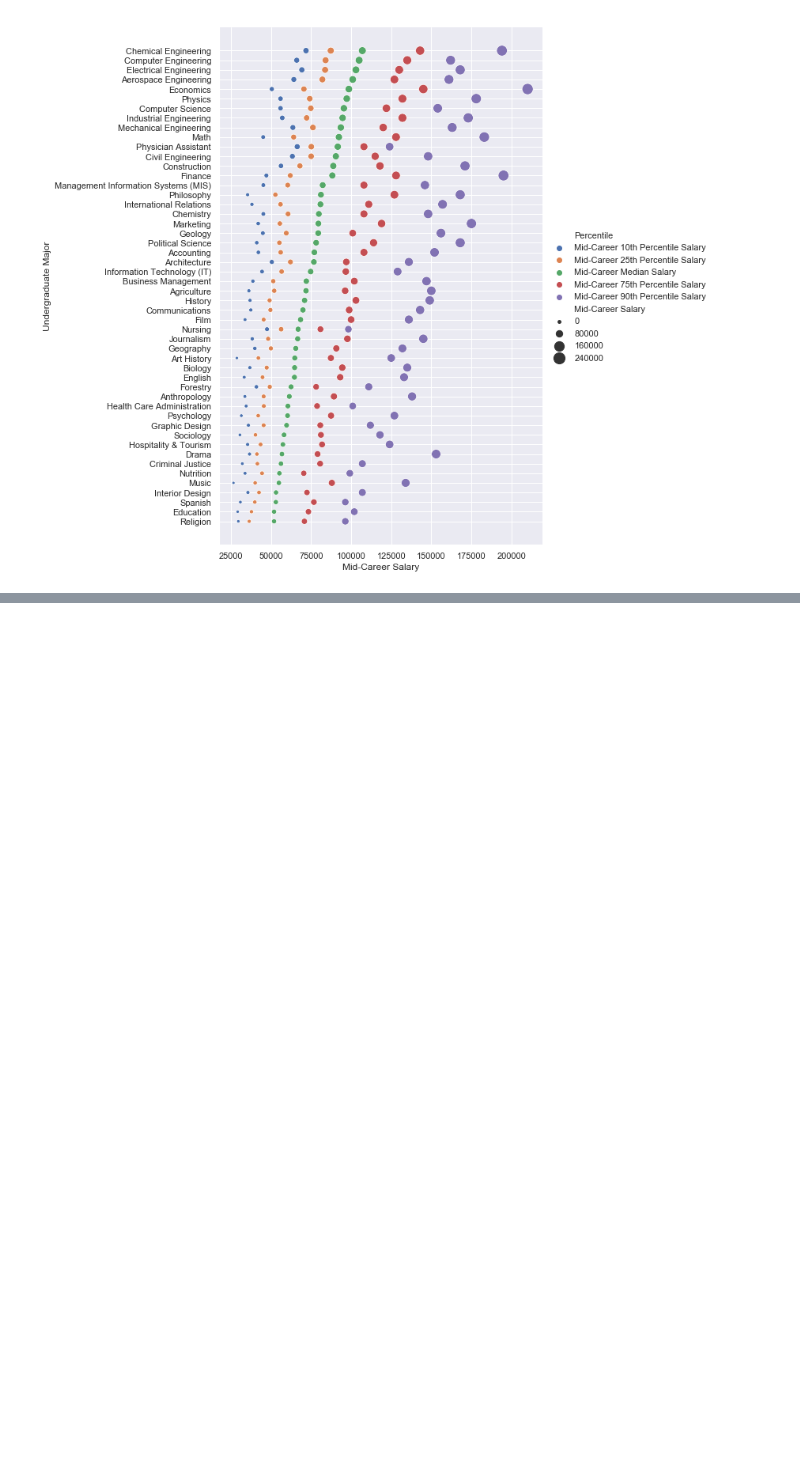
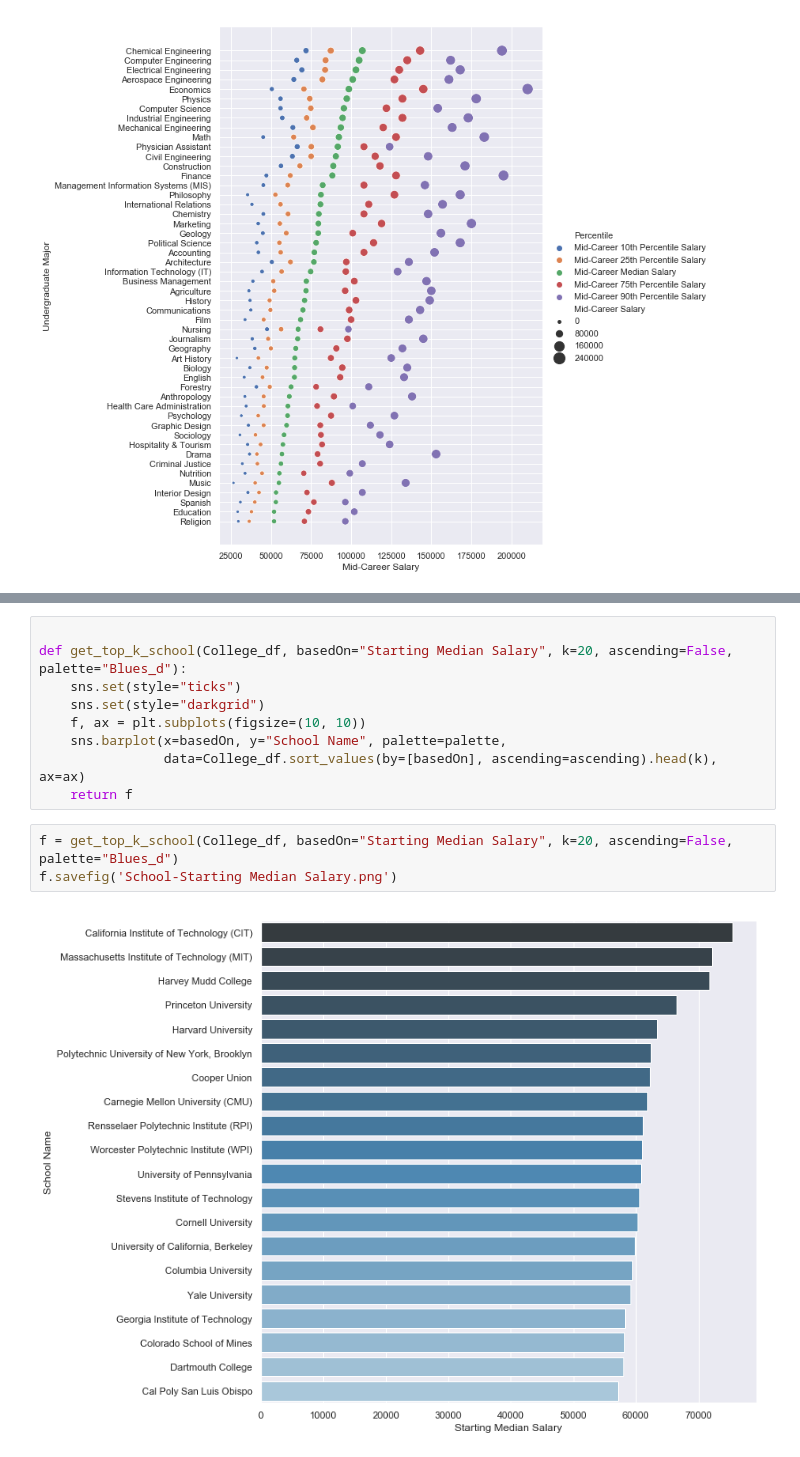
Before and after one commit to 21212131/ece143project, a Jupyter notebook: ece143_project_q2q3_current.ipynb, the cells around one changed output, grey strips where cells are left out. Cells and saved outputs as stored; diff of their text form; blank space fills up the shorter version.

```diff
--- a/ece143_project_q2q3_current.ipynb
+++ b/ece143_project_q2q3_current.ipynb
@@ -216,0 +285,14 @@ f.savefig('Major-Mid-Career Salary.png')
+# %%
+
+def get_top_k_school(College_df, basedOn="Starting Median Salary", k=20, ascending=False, palette="Blues_d"):
+    sns.set(style="ticks")
+    sns.set(style="darkgrid")
+    f, ax = plt.subplots(figsize=(10, 10))
+    sns.barplot(x=basedOn, y="School Name", palette=palette,
+                data=College_df.sort_values(by=[basedOn], ascending=ascending).head(k), ax=ax)
+    return f
+# %%
+f = get_top_k_school(College_df, basedOn="Starting Median Salary", k=20, ascending=False, palette="Blues_d")
+f.savefig('School-Starting Median Salary.png')
+# %% [output]
+[figure, added]
```
Also changed, not shown: parts of 8 cells of this notebook, 1 other file.
